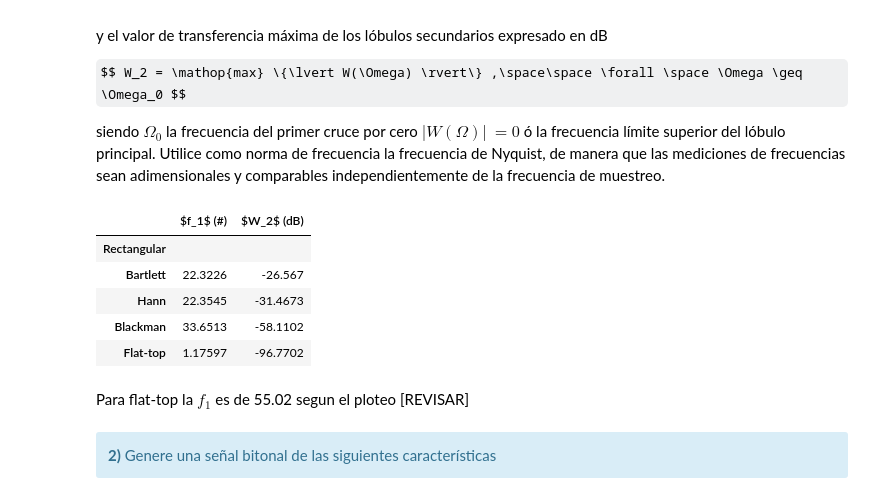
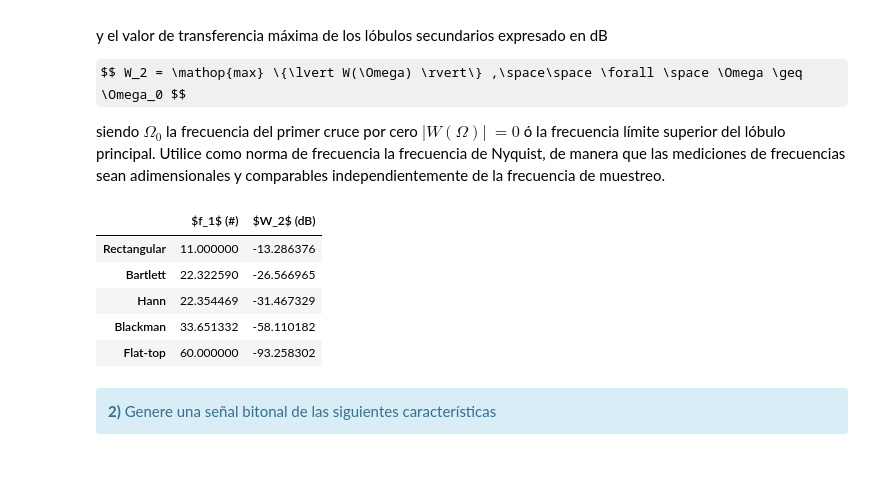
Before and after one commit to jbl95/pds-trabajosPracticos, a Jupyter notebook: TP2 - Ventanas.ipynb, the cells around one changed output. Cells and saved outputs as stored; diff of their text form; code cells hidden in the pictures; some formulas as TeX source; blank space fills up the shorter version.

```diff
--- a/TP2 - Ventanas.ipynb
+++ b/TP2 - Ventanas.ipynb
@@ -113,12 +113,13 @@ lista_ventanas = []
 
 tt = npy.arange(0,N)
 
-## Creación de las 4 ventanas
+## Creación de las ventanas
+lista_ventanas.append (spy.signal.boxcar(N))  # Ventana Rectangular
 lista_ventanas.append (spy.signal.bartlett(N)) # Ventana de Bartlett
 lista_ventanas.append (spy.signal.blackman(N)) # Ventana de Blackman
 lista_ventanas.append (spy.signal.hann(N)) # Ventana de Blackman-Harris
 lista_ventanas.append (spy.signal.flattop(N)) # Ventana flattop
-ventanas = ['Bartlett','Blackman','Blackman-Harris','Flattop']
+ventanas = ['Rectangular','Bartlett','Blackman','Blackman-Harris','Flattop']
 
 ## Ploteo de todas las ventanas.
 plt.figure(1,figsize=(20,8))
@@ -193,48 +193,48 @@ siendo $\Omega_0$ la frecuencia del primer cruce por cero $\lvert W(\Omega) \rve
 # %%
 tr= []
 normalize = tlog
 
-for i in range(4):
+for i in range(5):
     peaks, _ = signal.find_peaks(normalize[i]) # Obtengo los máximos de cada lob.
     results_half = signal.peak_widths(normalize[i], peaks, rel_height=npy.sqrt(2)/2)
     peaks = npy.sort(peaks) # Ordeno de menor a mayor para tener al primer lob en peaks[0]
     the_peak = normalize[i][peaks[0]] # VAlor máximo del primer lóbulo.
     tr.append([float(results_half[2][0]),the_peak])
 
-    if i == 3: ## Con el código realizado me informa un pico cercano a 0dB, así que debo tomar el siguiente
-                 ## para flattop.
-        the_peak = normalize[i][peaks[1]]
-        tr.append([float(results_half[2][0]),the_peak])
+    if i == 4: ## Revisando los gráficos, el código realizado no informaba correctamente los valores esperados
+               ## para la tabla para el caso de la ventana flattop
+              ##por lo que tuve que observar los picos y buscar alguna relación: 2*the_peak
+
+        the_peak = normalize[i][peaks[3]]
+        tr.append([float(peaks[3]),2*the_peak])
 
 #######################################
 # Tu simulación que genere resultados #
 #######################################
 
 tus_resultados = [
-                   ['', ''], # <-- acá debería haber numeritos :)
                    tr[0], # <-- acá debería haber numeritos :)
+                   tr[1], # <-- acá debería haber numeritos :)
+                   tr[3], # <-- acá debería haber numeritos :)
                    tr[2], # <-- acá debería haber numeritos :)
-                   tr[1], # <-- acá debería haber numeritos :)
-                   tr[-1] # <-- acá debería haber numeritos :)
+                   tr[5] # <-- acá debería haber numeritos :)
                  ]
 df = DataFrame(tus_resultados, columns=['$f_1$ (#)', '$W_2$ (dB)'],
                index=[
                         'Rectangular',
                         'Bartlett',
                         'Hann',
                         'Blackman',
                         'Flat-top'
                      ])
 HTML(df.to_html())
 # %% [output]
 |  | $f_1$ (#) | $W_2$ (dB) |
-| Rectangular |  |  |
-| Bartlett | 22.3226 | -26.567 |
-| Hann | 22.3545 | -31.4673 |
-| Blackman | 33.6513 | -58.1102 |
-| Flat-top | 1.17597 | -96.7702 |
+| Rectangular | 11.000000 | -13.286376 |
+| Bartlett | 22.322590 | -26.566965 |
+| Hann | 22.354469 | -31.467329 |
+| Blackman | 33.651332 | -58.110182 |
+| Flat-top | 60.000000 | -93.258302 |
-# %% [markdown]
-Para flat-top la $f_1$ es de 55.02 segun el ploteo [REVISAR]
 # %% [markdown]
 <div class="alert alert-block alert-info">
 <b>2)</b> Genere una señal bitonal de las siguientes características
```
Also changed, not shown: parts of 51 cells of this notebook.
